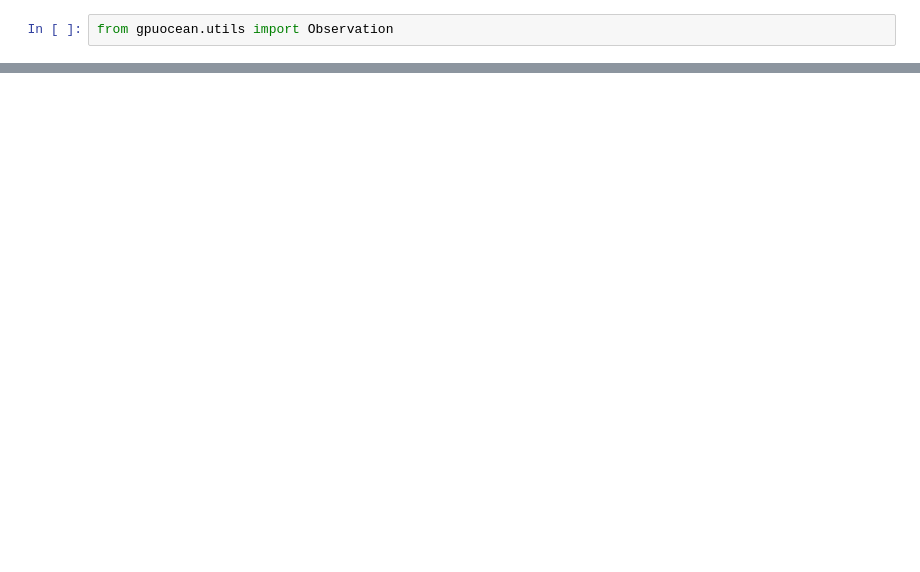
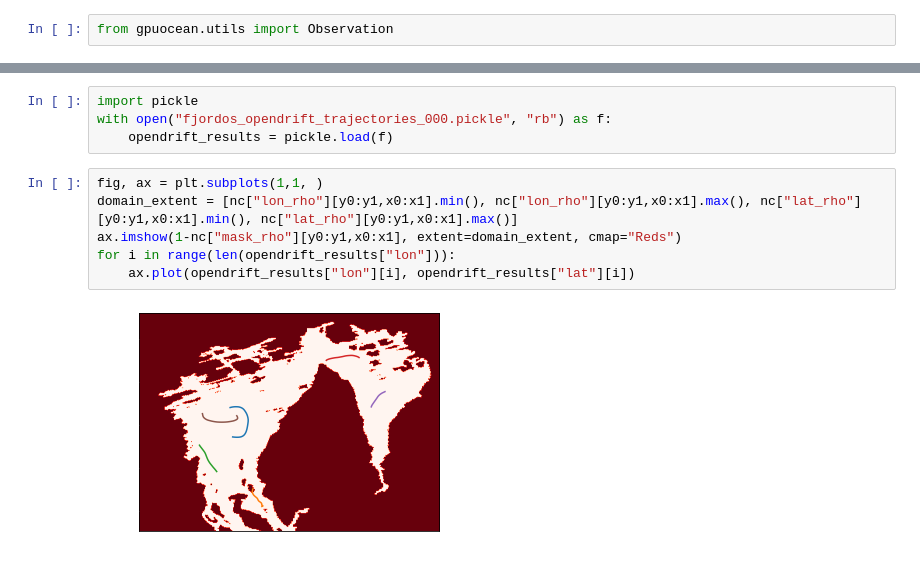
Before and after one commit to sintefmath/reduced-gravity-ocean-model, a Jupyter notebook: notebooks/Oslofjord/Oslofjord-BaroclinicDrifters.ipynb, the cells around one changed output, grey strips where cells are left out. Cells and saved outputs as stored; diff of their text form; blank space fills up the shorter version.

```diff
--- a/notebooks/Oslofjord/Oslofjord-BaroclinicDrifters.ipynb
+++ b/notebooks/Oslofjord/Oslofjord-BaroclinicDrifters.ipynb
@@ -346,0 +498,12 @@ for f in os.listdir('pickles/2023-03-17T16_26_35'):
+# %%
+import pickle
+with open("fjordos_opendrift_trajectories_000.pickle", "rb") as f:
+    opendrift_results = pickle.load(f)
+# %%
+fig, ax = plt.subplots(1,1, )
+domain_extent = [nc["lon_rho"][y0:y1,x0:x1].min(), nc["lon_rho"][y0:y1,x0:x1].max(), nc["lat_rho"][y0:y1,x0:x1].min(), nc["lat_rho"][y0:y1,x0:x1].max()]
+ax.imshow(1-nc["mask_rho"][y0:y1,x0:x1], extent=domain_extent, cmap="Reds")
+for i in range(len(opendrift_results["lon"])):
+    ax.plot(opendrift_results["lon"][i], opendrift_results["lat"][i])
+# %% [output]
+[figure, added]
```
Also changed, not shown: parts of 27 cells of this notebook.
